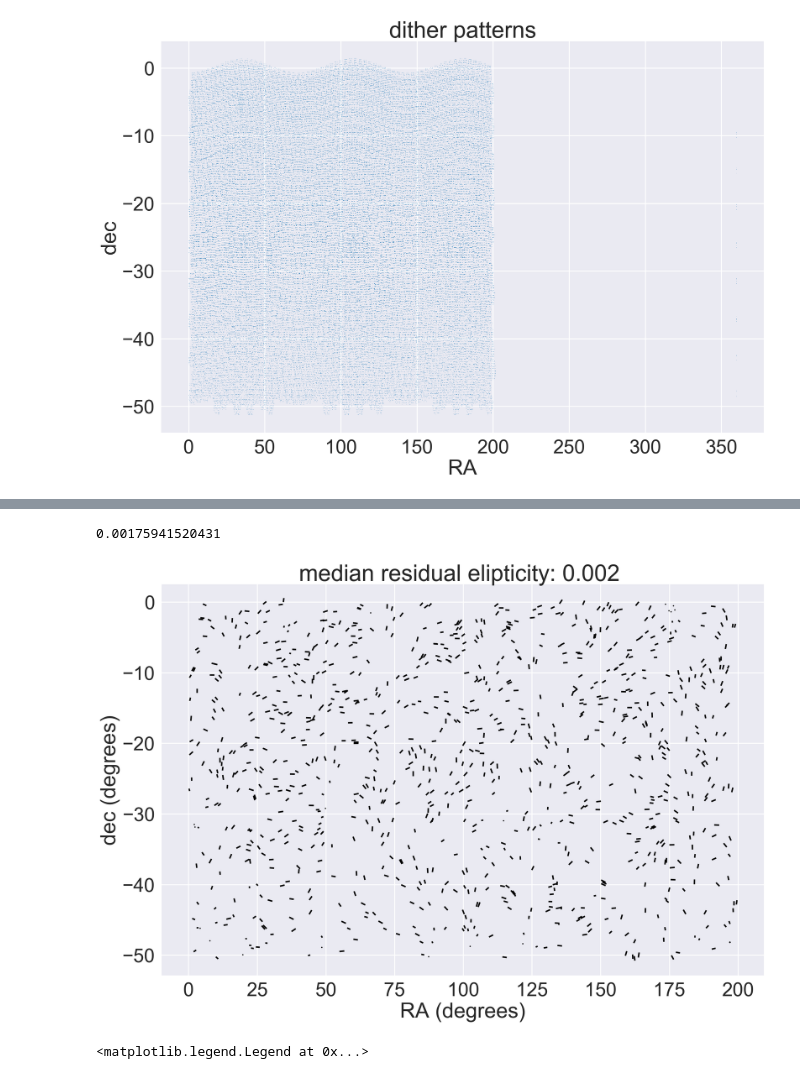
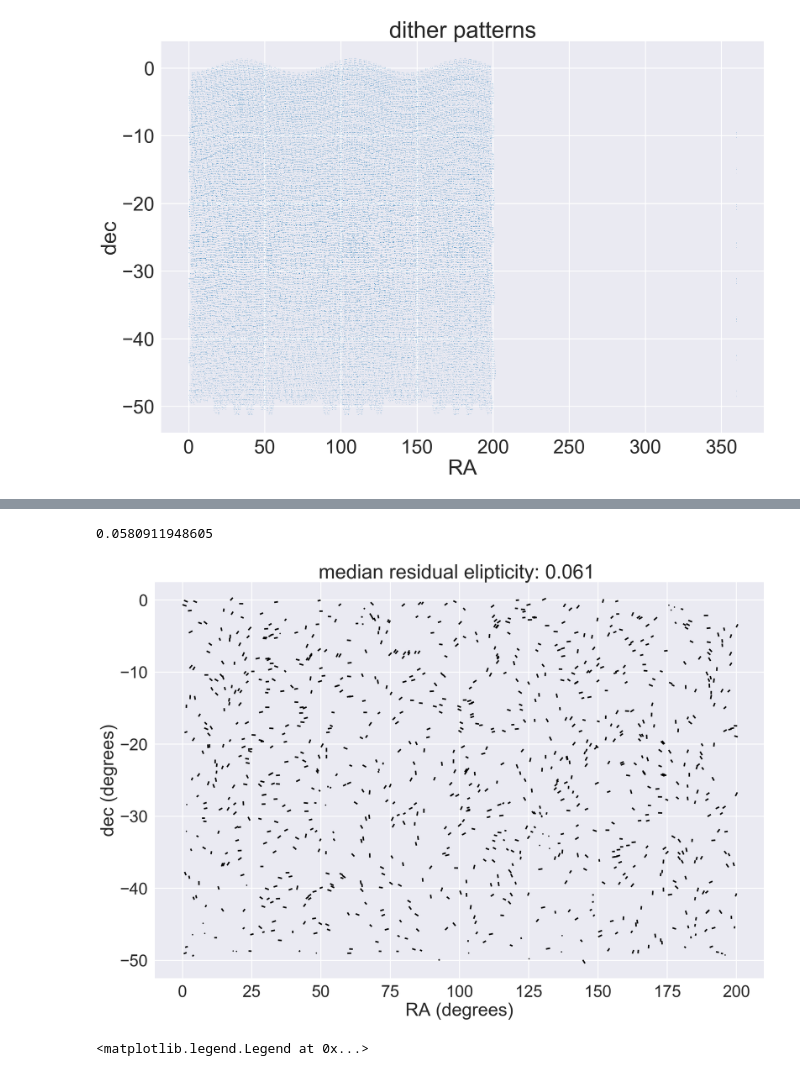
Before and after one commit to hsnee/lsstpsf, a Jupyter notebook: ModelErrors.ipynb, the cells around one changed output, grey strips where cells are left out. Saved outputs shown, nothing was run; the diff lists cells and outputs as text; code cells hidden in the pictures.

```diff
--- a/ModelErrors.ipynb
+++ b/ModelErrors.ipynb
@@ -379,0 +379,17 @@ TypeError: unsupported operand type(s) for *: 'Catalog' and 'float'
+# %%
+X = np.array(y1.PSF.e.keys())[:,0]
+Y = np.array(y1.PSF.e.keys())[:,1]
+e1 = np.array(y1.PSF.e.values())[:,0]
+e2 = np.array(y1.PSF.e.values())[:,1]
+angles = np.zeros(len(X))
+U = np.sqrt(e1**2+e2**2)
+for i in range(len(U)):
+    angles[i] = r2d(0.5*np.arctan2(e2[i],e1[i]))
+pixel_scale = r2d(1)
+V = np.zeros(np.shape(U))
+Q = plt.quiver(pixel_scale*X,Y*pixel_scale,U,V,angles=angles,
+               headlength=0,headaxislength=0,scale=5,cmap='viridis')
+plt.xlabel('RA (degrees)')
+plt.ylabel('dec (degrees)')
+
+plt.title(r'median residual elipticity: {:.5f}'.format(np.mean(U)))
@@ -453,24 +496,24 @@ NameError: global name 'y1' is not defined
 # %%
-X = np.array(worst_case.e.keys())[:,0]
-Y = np.array(worst_case.e.keys())[:,1]
-e1 = np.array(worst_case.e.values())[:,0]
-e2 = np.array(worst_case.e.values())[:,1]
+X = np.array(worst_case.PSF.e.keys())[:,0]
+Y = np.array(worst_case.PSF.e.keys())[:,1]
+e1 = np.array(worst_case.PSF.e.values())[:,0]
+e2 = np.array(worst_case.PSF.e.values())[:,1]
 angles = np.zeros(len(X))
 U = np.sqrt(e1**2+e2**2)
 for i in range(len(U)):
     angles[i] = r2d(0.5*np.arctan2(e2[i],e1[i]))
 pixel_scale = r2d(1)
 V = np.zeros(np.shape(U))
 Q = plt.quiver(pixel_scale*X,Y*pixel_scale,U,V,angles=angles,
-               headlength=0,headaxislength=0,scale=1/4,cmap='viridis')
+               headlength=0,headaxislength=0,scale=10,cmap='viridis')
 plt.xlabel('RA (degrees)')
 plt.ylabel('dec (degrees)')
 # qk = plt.quiverkey(Q, 0.8, 0.85, 0.01, r'$|e|=0.01$', labelpos='E', coordinates='figure')
 plt.title(r'median residual elipticity: {:.3f} '.format(np.median(U)))
 print np.mean(U)
 # %% [output]
-0.00175941520431
+0.0580911948605
-[figure, old version]
+[figure, new version]
 # %%
 cat = treecorr.Catalog(g1=e1, g2=e2, ra=X, dec=Y,ra_units='radians',dec_units='radians')
 gg = treecorr.GGCorrelation(min_sep=0.1, max_sep=50, nbins=20, sep_units='degrees')
```
Also changed, not shown: parts of 57 cells of this notebook.
